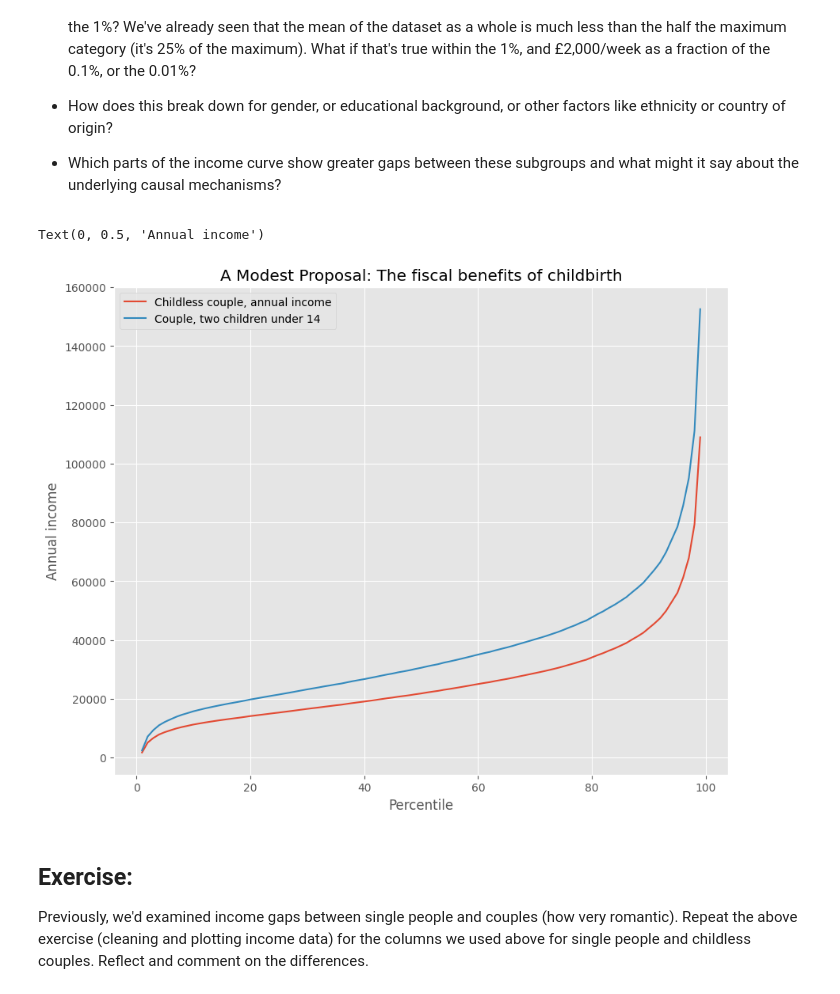
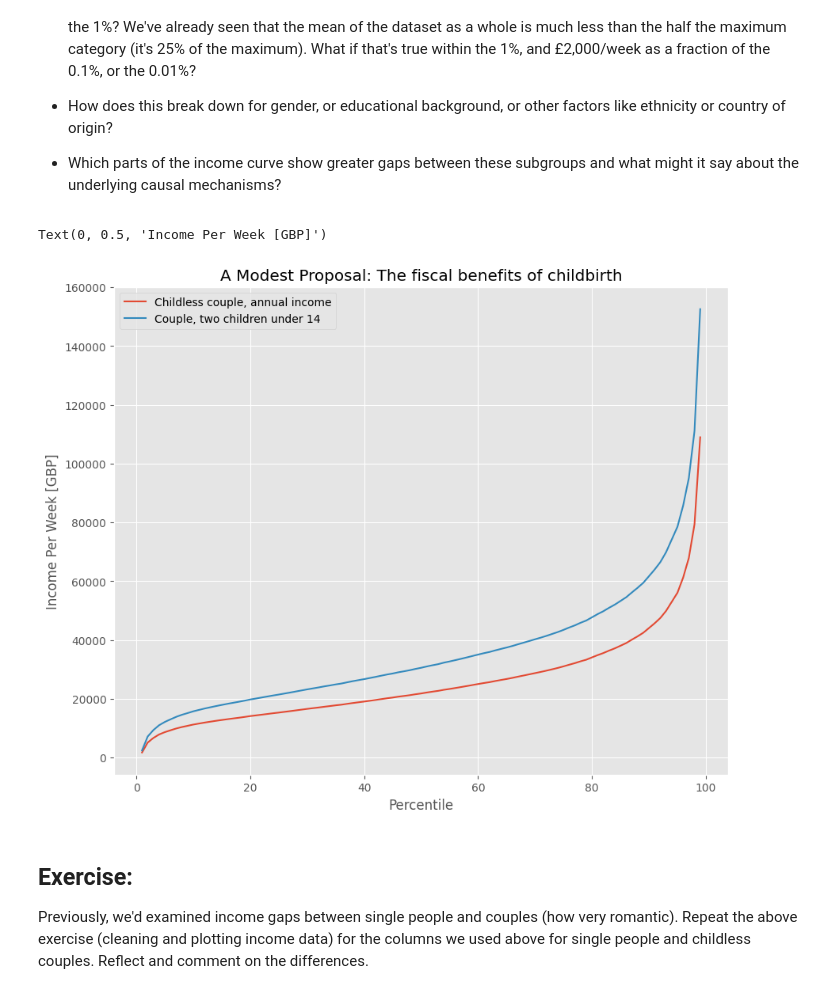
Before and after one commit to jacquelinechesher/QM2-real, a Jupyter notebook: notebooks/W02. Pandas.ipynb, the cells around one changed output. Drawn from its saved outputs; the diff is of its cells as text; code cells hidden in the pictures.

```diff
--- a/notebooks/W02. Pandas.ipynb
+++ b/notebooks/W02. Pandas.ipynb
@@ -346,11 +321,11 @@ For me, this data starts to beg further questions. How would we answer these?
 # %%
 clean.plot()
 plt.title('A Modest Proposal: The fiscal benefits of childbirth')
 plt.xlabel('Percentile')
-plt.ylabel('Annual income')
+plt.ylabel('Income Per Week [GBP]')
 # %% [output]
-Text(0, 0.5, 'Annual income')
+Text(0, 0.5, 'Income Per Week [GBP]')
-[figure, old version]
+[figure, new version]
 # %% [markdown]
 ## Exercise:
 
```
Also changed, not shown: parts of 14 cells of this notebook.
